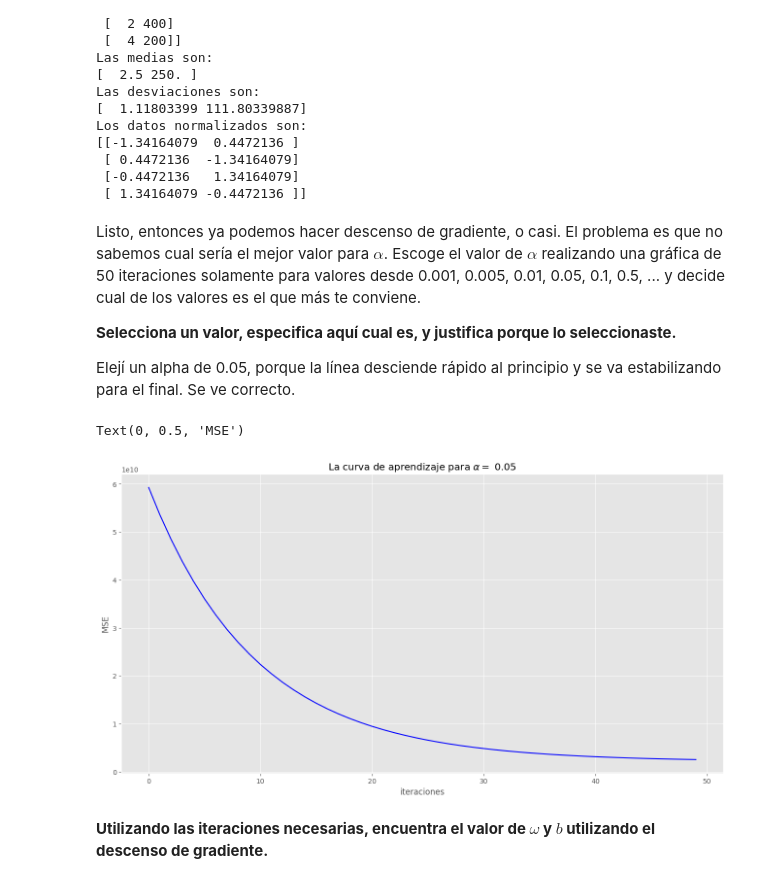
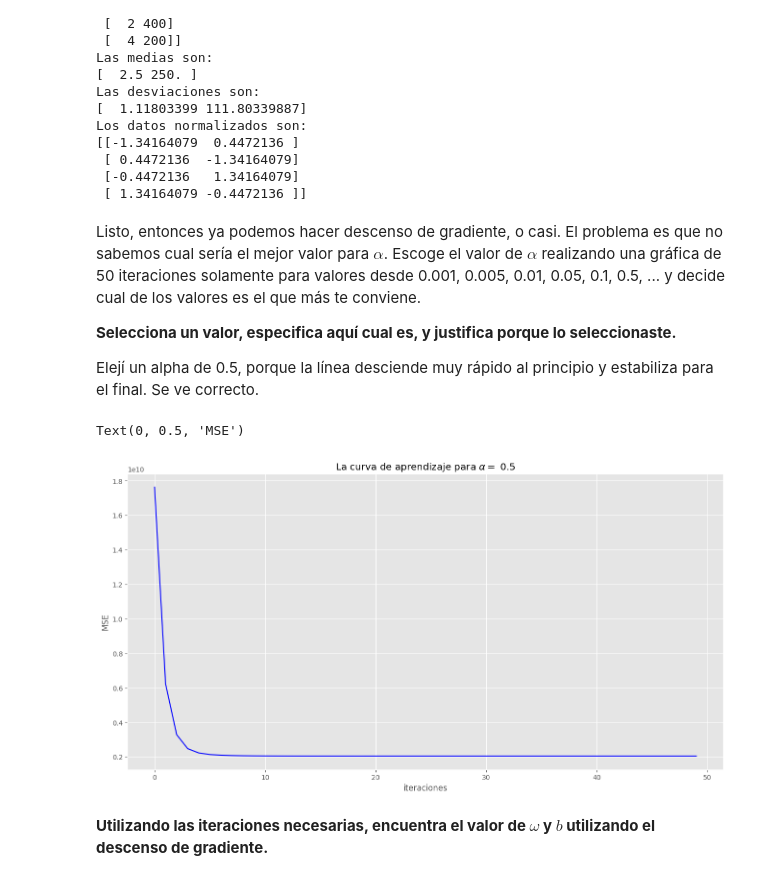
Before and after one commit to Jupazumur/2-Aprendizaje-2026, a Jupyter notebook: reg_lineal.ipynb, the cells around one changed output. Cells and saved outputs as stored; diff of their text form; code cells hidden in the pictures.

Commit message:
Simplificar mse y mejorar alpha en reg_lineal

```diff
--- a/reg_lineal.ipynb
+++ b/reg_lineal.ipynb
@@ -78,7 +78,7 @@ def mse(x, y, w, b):
     y_est = x @ w + b
     loss = 0
 
-    loss = (np.square(np.subtract(y,y_est)).mean()) / 2
+    loss = np.sum(np.square(y - y_est)) / (2*M)
 
     return loss
 # %% [markdown]
@@ -354,28 +354,28 @@ Listo, entonces ya podemos hacer descenso de gradiente, o casi. El problema es q
 
 **Selecciona un valor, especifica aquí cual es, y justifica porque lo seleccionaste.**
 
-Elejí un alpha de 0.05, porque la línea desciende rápido al principio y se va estabilizando para el final.
+Elejí un alpha de 0.5, porque la línea desciende muy rápido al principio y estabiliza para el final.
 Se ve correcto.
 # %%
 medias, desviaciones = obtiene_medias_desviaciones(x)
 x_norm = normaliza(x, medias, desviaciones)
 
 w_ini = np.zeros((n,))
 b_ini = 0
 num_iters = 50
 
 # Aqui es donde hay que hacer las pruebas
-alpha = 0.05
+alpha = 0.5
 
 _, _, mse_hist = descenso_gradiente_lotes(x_norm, y, w_ini, b_ini, alpha, num_iters)
 
 plt.plot(mse_hist, '-b')
 plt.title(r"La curva de aprendizaje para $\alpha =$ " + str(alpha))
 plt.xlabel('iteraciones')
 plt.ylabel('MSE')
 # %% [output]
 Text(0, 0.5, 'MSE')
-[figure, old version]
+[figure, new version]
 # %% [markdown]
 **Utilizando las iteraciones necesarias, encuentra el valor de $\omega$ y $b$ utilizando el descenso de gradiente.**
 # %%
```
Also changed, not shown: parts of 2 cells of this notebook.
